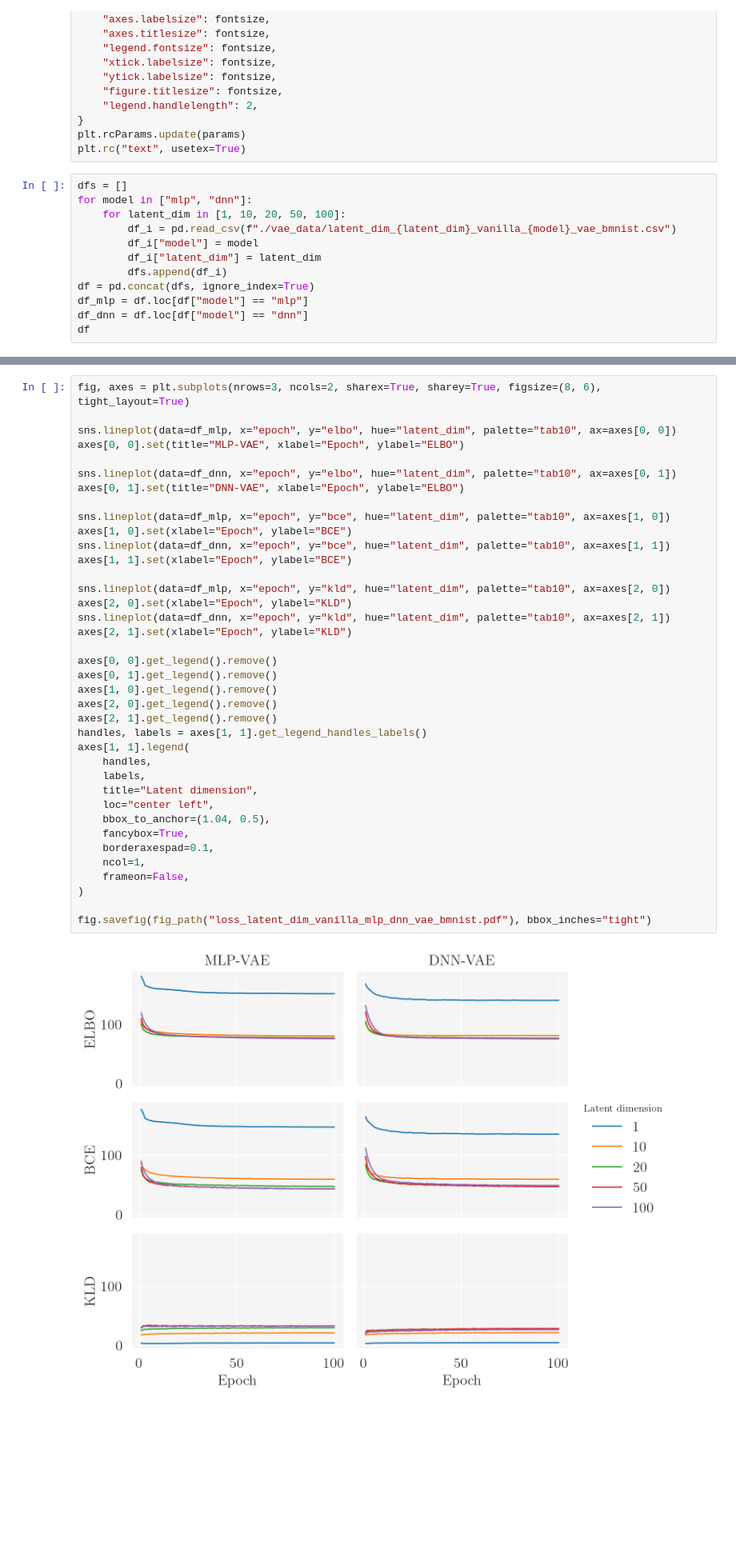
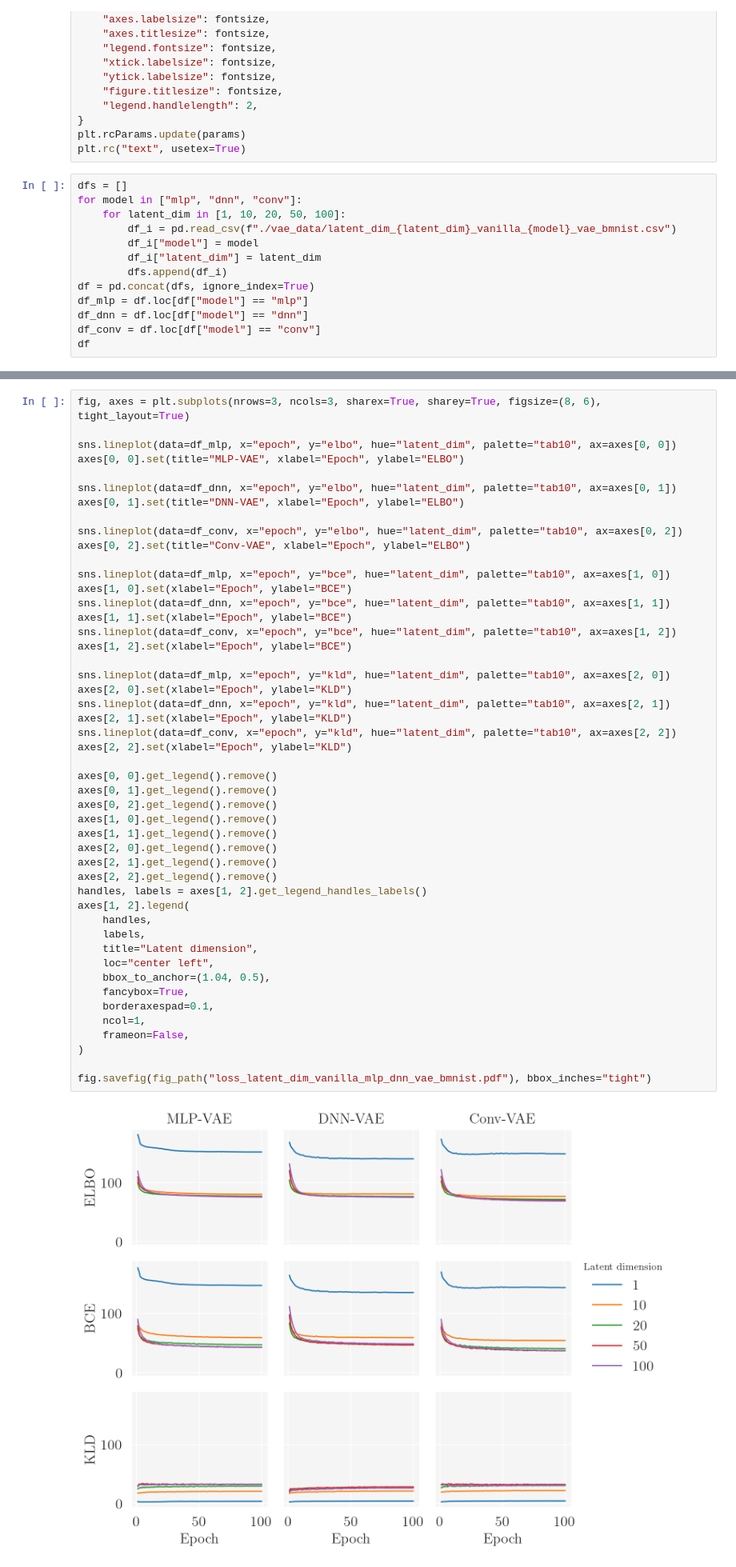
Before and after one commit to nicolossus/FYS9429-Project1, a Jupyter notebook: experiments/analyze_latent_dim_vanilla_mlp_dnn_vae_bmist.ipynb, the cells around one changed output, grey strips where cells are left out. Shown: that part at 80% size. Drawn from its saved outputs; the diff is of its cells as text; blank space fills up the shorter version.

Commit message:
Include conv-vae results

```diff
--- a/experiments/analyze_latent_dim_vanilla_mlp_dnn_vae_bmist.ipynb
+++ b/experiments/analyze_latent_dim_vanilla_mlp_dnn_vae_bmist.ipynb
@@ -27,7 +27,7 @@ plt.rcParams.update(params)
 plt.rc("text", usetex=True)
 # %%
 dfs = []
-for model in ["mlp", "dnn"]:
+for model in ["mlp", "dnn", "conv"]:
     for latent_dim in [1, 10, 20, 50, 100]:
         df_i = pd.read_csv(f"./vae_data/latent_dim_{latent_dim}_vanilla_{model}_vae_bmnist.csv")
         df_i["model"] = model
@@ -36,6 +36,7 @@ for model in ["mlp", "dnn"]:
 df = pd.concat(dfs, ignore_index=True)
 df_mlp = df.loc[df["model"] == "mlp"]
 df_dnn = df.loc[df["model"] == "dnn"]
+df_conv = df.loc[df["model"] == "conv"]
 df
 # %% [output]
 |  | bce | elbo | kld | epoch | model | latent_dim |
@@ -54,5 +55,5 @@ df
 # %%
-fig, axes = plt.subplots(nrows=3, ncols=2, sharex=True, sharey=True, figsize=(8, 6), tight_layout=True)
+fig, axes = plt.subplots(nrows=3, ncols=3, sharex=True, sharey=True, figsize=(8, 6), tight_layout=True)
 
 sns.lineplot(data=df_mlp, x="epoch", y="elbo", hue="latent_dim", palette="tab10", ax=axes[0, 0])
 axes[0, 0].set(title="MLP-VAE", xlabel="Epoch", ylabel="ELBO")
@@ -60,34 +61,44 @@ axes[0, 0].set(title="MLP-VAE", xlabel="Epoch", ylabel="ELBO")
 sns.lineplot(data=df_dnn, x="epoch", y="elbo", hue="latent_dim", palette="tab10", ax=axes[0, 1])
 axes[0, 1].set(title="DNN-VAE", xlabel="Epoch", ylabel="ELBO")
 
+sns.lineplot(data=df_conv, x="epoch", y="elbo", hue="latent_dim", palette="tab10", ax=axes[0, 2])
+axes[0, 2].set(title="Conv-VAE", xlabel="Epoch", ylabel="ELBO")
+
 sns.lineplot(data=df_mlp, x="epoch", y="bce", hue="latent_dim", palette="tab10", ax=axes[1, 0])
 axes[1, 0].set(xlabel="Epoch", ylabel="BCE")
 sns.lineplot(data=df_dnn, x="epoch", y="bce", hue="latent_dim", palette="tab10", ax=axes[1, 1])
 axes[1, 1].set(xlabel="Epoch", ylabel="BCE")
+sns.lineplot(data=df_conv, x="epoch", y="bce", hue="latent_dim", palette="tab10", ax=axes[1, 2])
+axes[1, 2].set(xlabel="Epoch", ylabel="BCE")
 
 sns.lineplot(data=df_mlp, x="epoch", y="kld", hue="latent_dim", palette="tab10", ax=axes[2, 0])
 axes[2, 0].set(xlabel="Epoch", ylabel="KLD")
 sns.lineplot(data=df_dnn, x="epoch", y="kld", hue="latent_dim", palette="tab10", ax=axes[2, 1])
 axes[2, 1].set(xlabel="Epoch", ylabel="KLD")
+sns.lineplot(data=df_conv, x="epoch", y="kld", hue="latent_dim", palette="tab10", ax=axes[2, 2])
+axes[2, 2].set(xlabel="Epoch", ylabel="KLD")
 
 axes[0, 0].get_legend().remove()
 axes[0, 1].get_legend().remove()
+axes[0, 2].get_legend().remove()
 axes[1, 0].get_legend().remove()
+axes[1, 1].get_legend().remove()
 axes[2, 0].get_legend().remove()
 axes[2, 1].get_legend().remove()
-handles, labels = axes[1, 1].get_legend_handles_labels()
-axes[1, 1].legend(
+axes[2, 2].get_legend().remove()
+handles, labels = axes[1, 2].get_legend_handles_labels()
+axes[1, 2].legend(
     handles,
     labels,
     title="Latent dimension",
     loc="center left",
     bbox_to_anchor=(1.04, 0.5),
     fancybox=True,
     borderaxespad=0.1,
     ncol=1,
     frameon=False,
 )
 
 fig.savefig(fig_path("loss_latent_dim_vanilla_mlp_dnn_vae_bmnist.pdf"), bbox_inches="tight")
 # %% [output]
-[figure, old version]
+[figure, new version]
```
Also changed, not shown: parts of 1 cell of this notebook.
